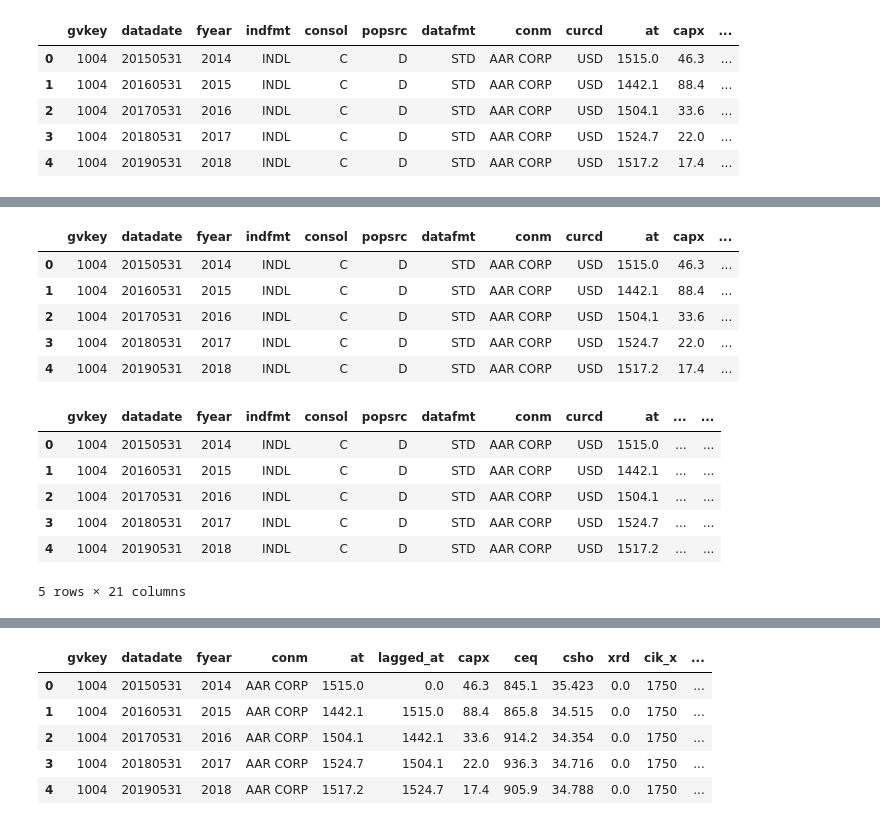
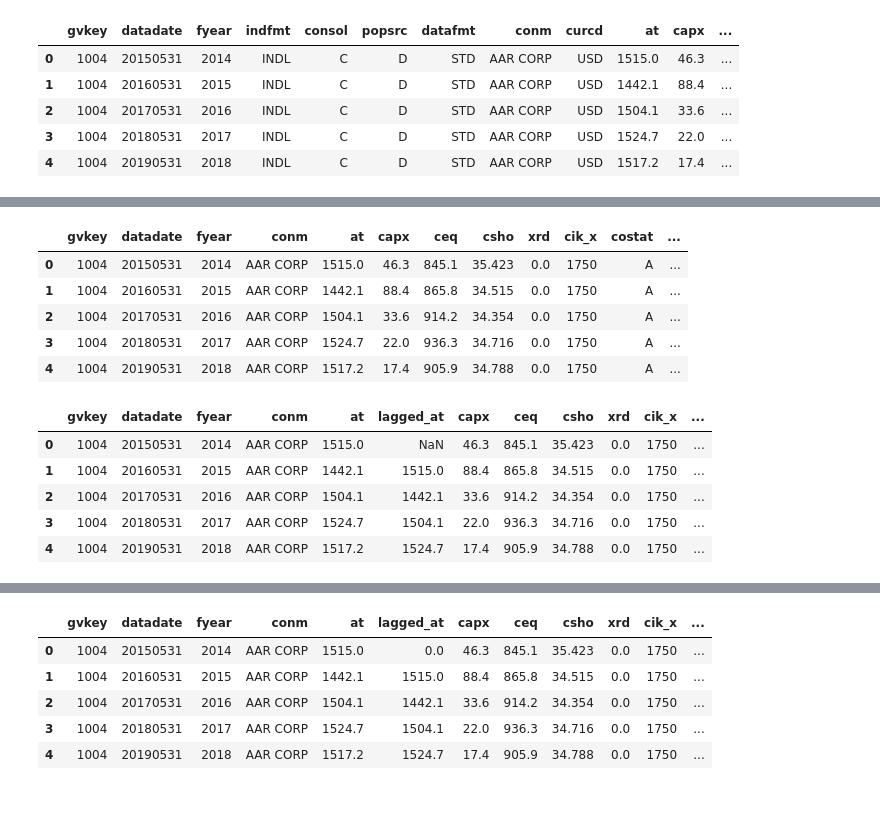
Before and after one commit to ppage0211/blockchain-project, a Jupyter notebook: variables_adding.ipynb, the cells around one changed output, grey strips where cells are left out. Drawn from its saved outputs; the diff is of its cells as text; code cells hidden in the pictures.

```diff
--- a/variables_adding.ipynb
+++ b/variables_adding.ipynb
@@ -94,23 +86,23 @@ whole_data.head()
 # %%
-whole_data["blockchain"] = whole_data["fyear"] == whole_data["adoption_year"]
+whole_data["blockchain"] = whole_data["fyear"] >= whole_data["adoption_year"]
 whole_data["blockchain"] = whole_data["blockchain"].astype("int")
+whole_data = whole_data.drop(columns = ["indfmt","consol","popsrc","datafmt","curcd"])
 whole_data.head()
 # %% [output]
-|  | gvkey | datadate | fyear | indfmt | consol | popsrc | datafmt | conm | curcd | at | capx | ... |
-| 0 | 1004 | 20150531 | 2014 | INDL | C | D | STD | AAR CORP | USD | 1515.0 | 46.3 | ... |
-| 1 | 1004 | 20160531 | 2015 | INDL | C | D | STD | AAR CORP | USD | 1442.1 | 88.4 | ... |
-| 2 | 1004 | 20170531 | 2016 | INDL | C | D | STD | AAR CORP | USD | 1504.1 | 33.6 | ... |
-| 3 | 1004 | 20180531 | 2017 | INDL | C | D | STD | AAR CORP | USD | 1524.7 | 22.0 | ... |
-| 4 | 1004 | 20190531 | 2018 | INDL | C | D | STD | AAR CORP | USD | 1517.2 | 17.4 | ... |
+|  | gvkey | datadate | fyear | conm | at | capx | ceq | csho | xrd | cik_x | costat | ... |
+| 0 | 1004 | 20150531 | 2014 | AAR CORP | 1515.0 | 46.3 | 845.1 | 35.423 | 0.0 | 1750 | A | ... |
+| 1 | 1004 | 20160531 | 2015 | AAR CORP | 1442.1 | 88.4 | 865.8 | 34.515 | 0.0 | 1750 | A | ... |
+| 2 | 1004 | 20170531 | 2016 | AAR CORP | 1504.1 | 33.6 | 914.2 | 34.354 | 0.0 | 1750 | A | ... |
+| 3 | 1004 | 20180531 | 2017 | AAR CORP | 1524.7 | 22.0 | 936.3 | 34.716 | 0.0 | 1750 | A | ... |
+| 4 | 1004 | 20190531 | 2018 | AAR CORP | 1517.2 | 17.4 | 905.9 | 34.788 | 0.0 | 1750 | A | ... |
 # %%
 at_index = whole_data.columns.get_loc("at")
 whole_data.insert(at_index + 1, "lagged_at", whole_data["at"].shift(1))
 whole_data.head()
 # %% [output]
-|  | gvkey | datadate | fyear | indfmt | consol | popsrc | datafmt | conm | curcd | at | ... | ... |
-| 0 | 1004 | 20150531 | 2014 | INDL | C | D | STD | AAR CORP | USD | 1515.0 | ... | ... |
-| 1 | 1004 | 20160531 | 2015 | INDL | C | D | STD | AAR CORP | USD | 1442.1 | ... | ... |
-| 2 | 1004 | 20170531 | 2016 | INDL | C | D | STD | AAR CORP | USD | 1504.1 | ... | ... |
-| 3 | 1004 | 20180531 | 2017 | INDL | C | D | STD | AAR CORP | USD | 1524.7 | ... | ... |
-| 4 | 1004 | 20190531 | 2018 | INDL | C | D | STD | AAR CORP | USD | 1517.2 | ... | ... |
+|  | gvkey | datadate | fyear | conm | at | lagged_at | capx | ceq | csho | xrd | cik_x | ... |
+| 0 | 1004 | 20150531 | 2014 | AAR CORP | 1515.0 | NaN | 46.3 | 845.1 | 35.423 | 0.0 | 1750 | ... |
+| 1 | 1004 | 20160531 | 2015 | AAR CORP | 1442.1 | 1515.0 | 88.4 | 865.8 | 34.515 | 0.0 | 1750 | ... |
+| 2 | 1004 | 20170531 | 2016 | AAR CORP | 1504.1 | 1442.1 | 33.6 | 914.2 | 34.354 | 0.0 | 1750 | ... |
+| 3 | 1004 | 20180531 | 2017 | AAR CORP | 1524.7 | 1504.1 | 22.0 | 936.3 | 34.716 | 0.0 | 1750 | ... |
+| 4 | 1004 | 20190531 | 2018 | AAR CORP | 1517.2 | 1524.7 | 17.4 | 905.9 | 34.788 | 0.0 | 1750 | ... |
-5 rows × 21 columns
```
Also changed, not shown: parts of 12 cells of this notebook.
